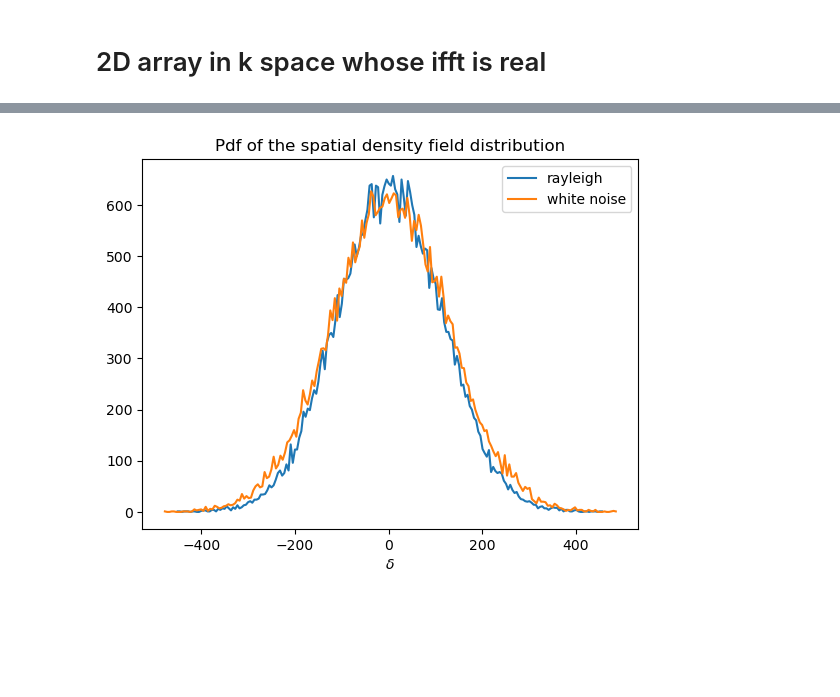
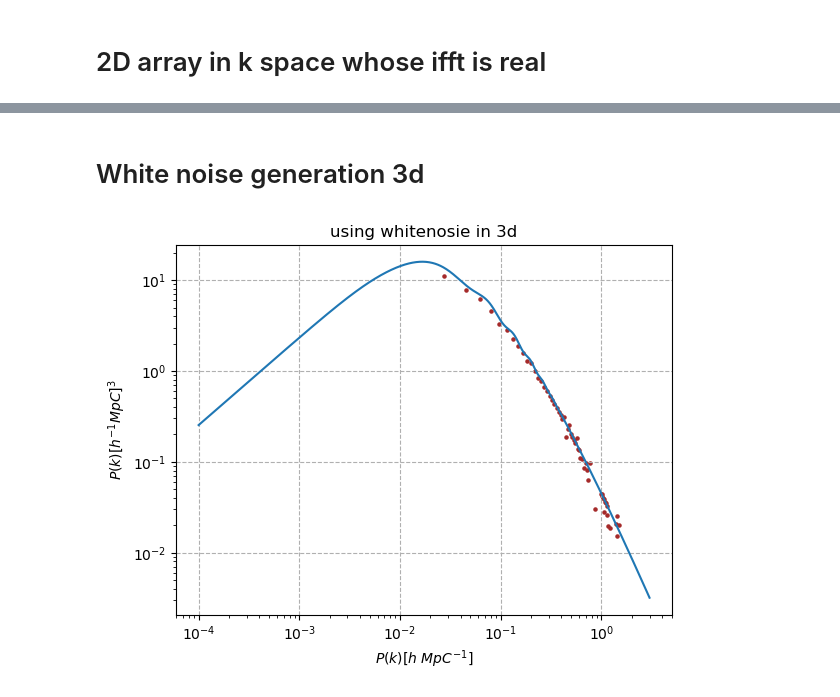
Before and after one commit to satvik-m97/PhD_thesis, a Jupyter notebook: DM_density_field.ipynb, the cells around one changed output, grey strips where cells are left out. Cells and saved outputs as stored; diff of their text form; code cells hidden in the pictures; blank space fills up the shorter version.

Commit message:
modified and added 2d field creation

```diff
--- a/DM_density_field.ipynb
+++ b/DM_density_field.ipynb
@@ -184,9 +194,2 @@ plt.legend()
-# %%
-plt.plot(vals[1][1:],vals[0],label = 'rayleigh')
-plt.plot(histval[1][1:],histval[0],label = 'white noise')
-plt.xlabel("$\delta$")
-plt.title("Pdf of the spatial density field distribution")
-plt.legend()
-plt.savefig("Pdf of the spatial density field distribution")
-# %% [output]
-[figure, removed]
+# %% [markdown]
+# White noise generation 3d
@@ -192,0 +212,39 @@ plt.savefig("Pdf of the spatial density field distribution")
+# %%
+def pk_whitenosie3d(length):
+    white_noise = np.random.normal(loc=0,scale=1,size=length**3).reshape(length,length,length)
+    k_grid3d=k_grid_fft3d(length)  #00 value is set to 1, should be 0
+    del_k3d = interpolation_func(k_grid3d)    #Power spectra values for the k grid
+
+    white_noise_fft = np.fft.fftn(white_noise,norm='backward')
+
+    #convolute in k space
+
+    delta_k_conv = white_noise_fft * np.sqrt(del_k3d)
+    delta_k_conv[0,0,0] = 0   #setting dc component to zero
+
+    return delta_k_conv, k_grid3d
+# %%
+length = 200
+l=int(length/2)
+delta_k_conv3d, k_grid3d =  pk_whitenosie3d(length)
+kspace = np.linspace(k_grid3d.min(),k_grid3d.max(),l)
+# %%
+# delta_k_conv3d
+deltakconv3dflat = delta_k_conv3d.flatten()
+kgrid3d_flat = k_grid3d.flatten()
+
+for i in range(0,l-1):
+    cond = (kgrid3d_flat>=kspace[i]) & (kgrid3d_flat<kspace[i+1])
+    pk[i] = (np.abs(deltakconv3dflat[cond])**2).sum()/len( deltakconv3dflat[cond] )
+# %%
+plt.scatter(kspace[1:l],pk[1:]/length**3,s=5, c='brown')
+plt.plot(mpk[:,0],mpk[:,1])
+plt.grid(linestyle = "dashed")
+plt.ylabel('$P(k) [h^{-1}MpC]^3$')
+plt.xlabel('$P(k) [h~MpC^{-1}]$')
+plt.title("using whitenosie in 3d")
+plt.xscale('log')
+plt.yscale('log')
+plt.savefig("pk_whitenosie3d_1run")
+# %% [output]
+[figure, added]
```
Also changed, not shown: parts of 26 cells of this notebook.
